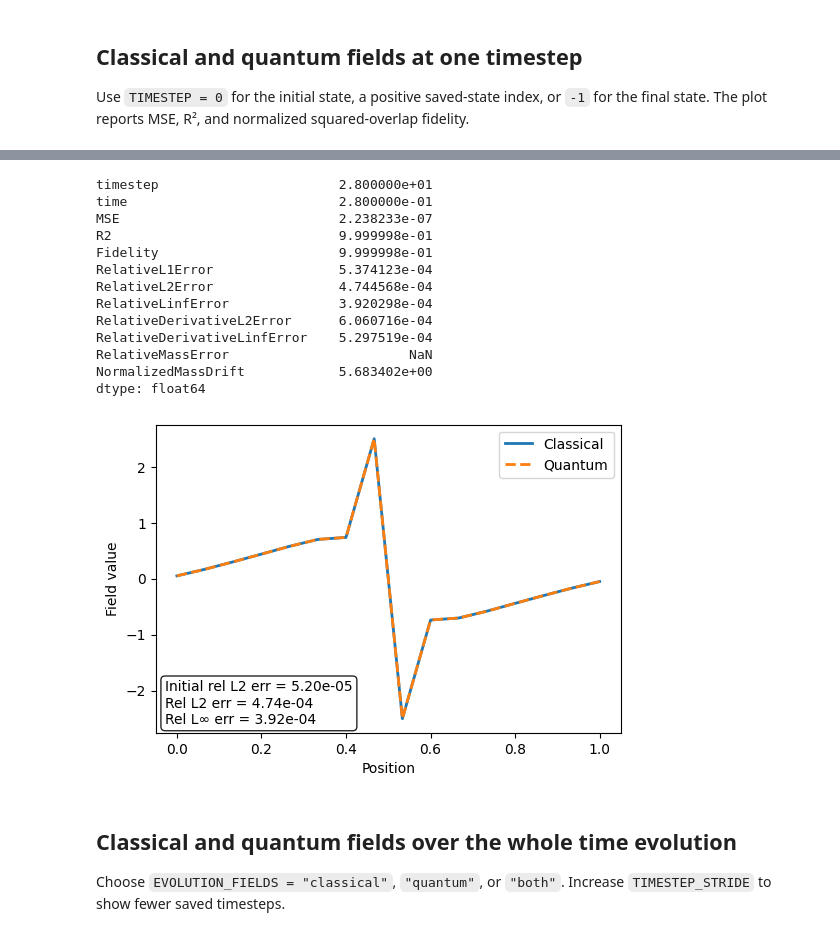
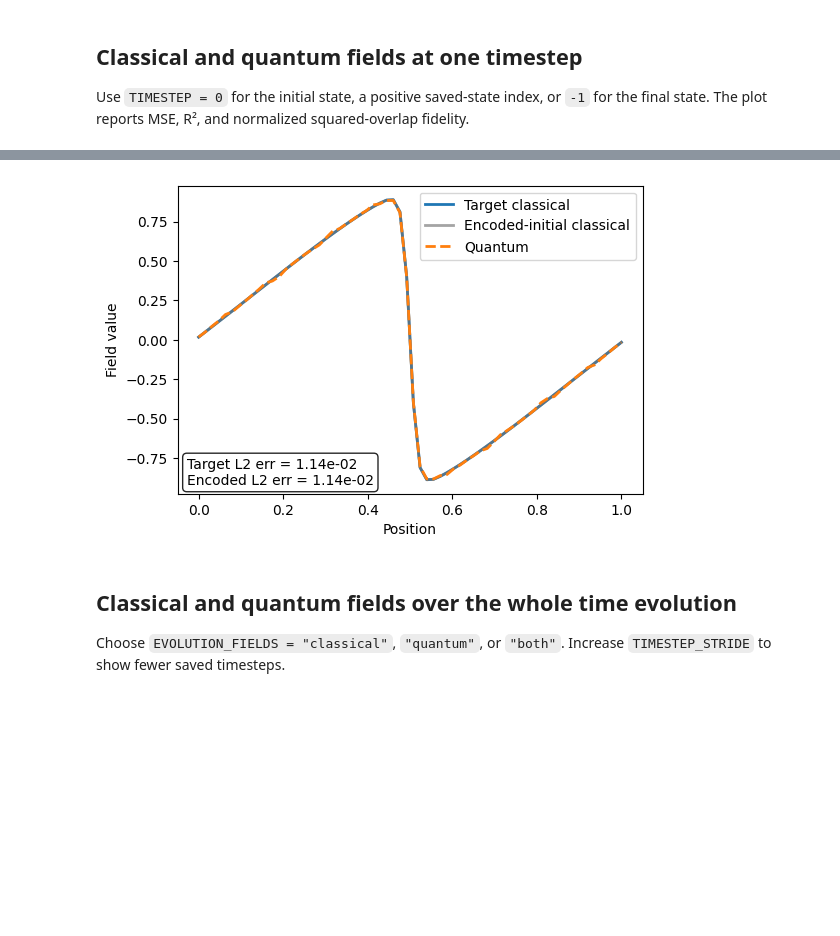
Before and after one commit to Joel-Kunk/VQCFD_quimb, a Jupyter notebook: analysis_results.ipynb, the cells around one changed output, grey strips where cells are left out. Saved outputs shown, nothing was run; the diff lists cells and outputs as text; code cells hidden in the pictures; blank space fills up the shorter version.

Commit message:
improved analysis plots

```diff
--- a/analysis_results.ipynb
+++ b/analysis_results.ipynb
@@ -67,8 +67,8 @@ count=8 presets
 # %% [markdown]
 ## Inspect one run
 # %%
-DIR_LABEL = "N5"
-LABEL = "L5"
+DIR_LABEL = "N3"
+LABEL = "L2"
 
 run = an.load_run(DIR_LABEL, LABEL)
 run
@@ -153,8 +153,8 @@ shots_used_total: 0
 
 Use `TIMESTEP = 0` for the initial state, a positive saved-state index, or `-1` for the final state. The plot reports MSE, R², and normalized squared-overlap fidelity.
 # %%
-DIR_LABEL = "N6"
-LABEL = "L7"
+DIR_LABEL = "N4"
+LABEL = "L3"
 
 run = an.load_run(DIR_LABEL, LABEL)
 run
@@ -191,33 +191,22 @@ dtype: float64
 # %%
-DIR_LABEL = "N4"
-LABEL = "L4"
+DIR_LABEL = "N6"
+LABEL = "L6"
 
 run = an.load_run(DIR_LABEL, LABEL)
 TIMESTEP = -1
 
 timestep_comparison, ax, fig = an.plot_run_timestep_comparison(run, timestep=TIMESTEP)
 TIMESTEP_METRICS = [
     "timestep", "time", "MSE", "R2", "Fidelity",
     "RelativeL1Error", "RelativeL2Error", "RelativeLinfError",
     "RelativeDerivativeL2Error", "RelativeDerivativeLinfError",
     "RelativeMassError", "NormalizedMassDrift",
 ]
 pd.Series({key: timestep_comparison[key] for key in TIMESTEP_METRICS})
+
+fig.savefig(f"figures/single_runs/single_run_{DIR_LABEL}_{LABEL}.pdf", bbox_inches='tight')
 # %% [output]
-timestep                       2.800000e+01
-time                           2.800000e-01
-MSE                            2.238233e-07
-R2                             9.999998e-01
-Fidelity                       9.999998e-01
-RelativeL1Error                5.374123e-04
-RelativeL2Error                4.744568e-04
-RelativeLinfError              3.920298e-04
-RelativeDerivativeL2Error      6.060716e-04
-RelativeDerivativeLinfError    5.297519e-04
-RelativeMassError                       NaN
-NormalizedMassDrift            5.683402e+00
-dtype: float64
-[figure, old version]
+[figure, new version]
 # %% [markdown]
 ## Classical and quantum fields over the whole time evolution
 
```
Also changed, not shown: parts of 14 cells of this notebook, 2 other files.
